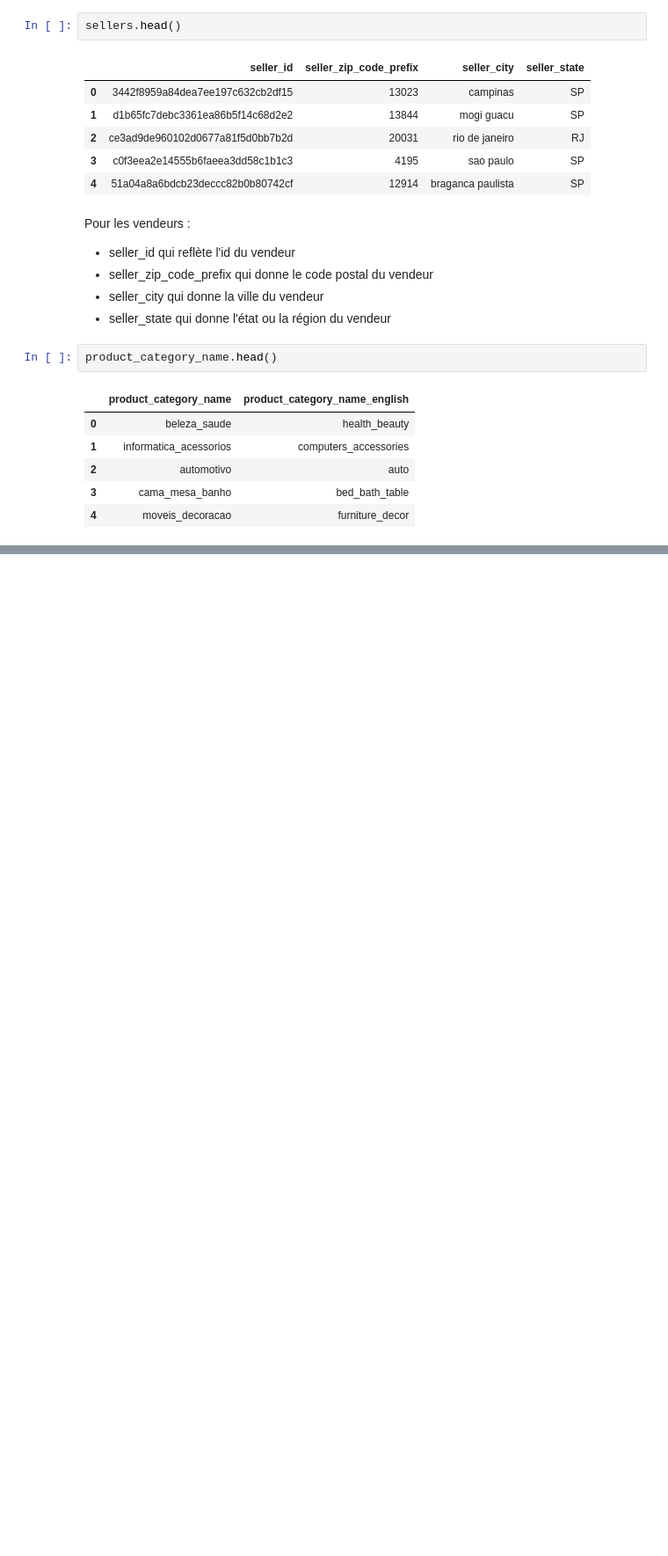
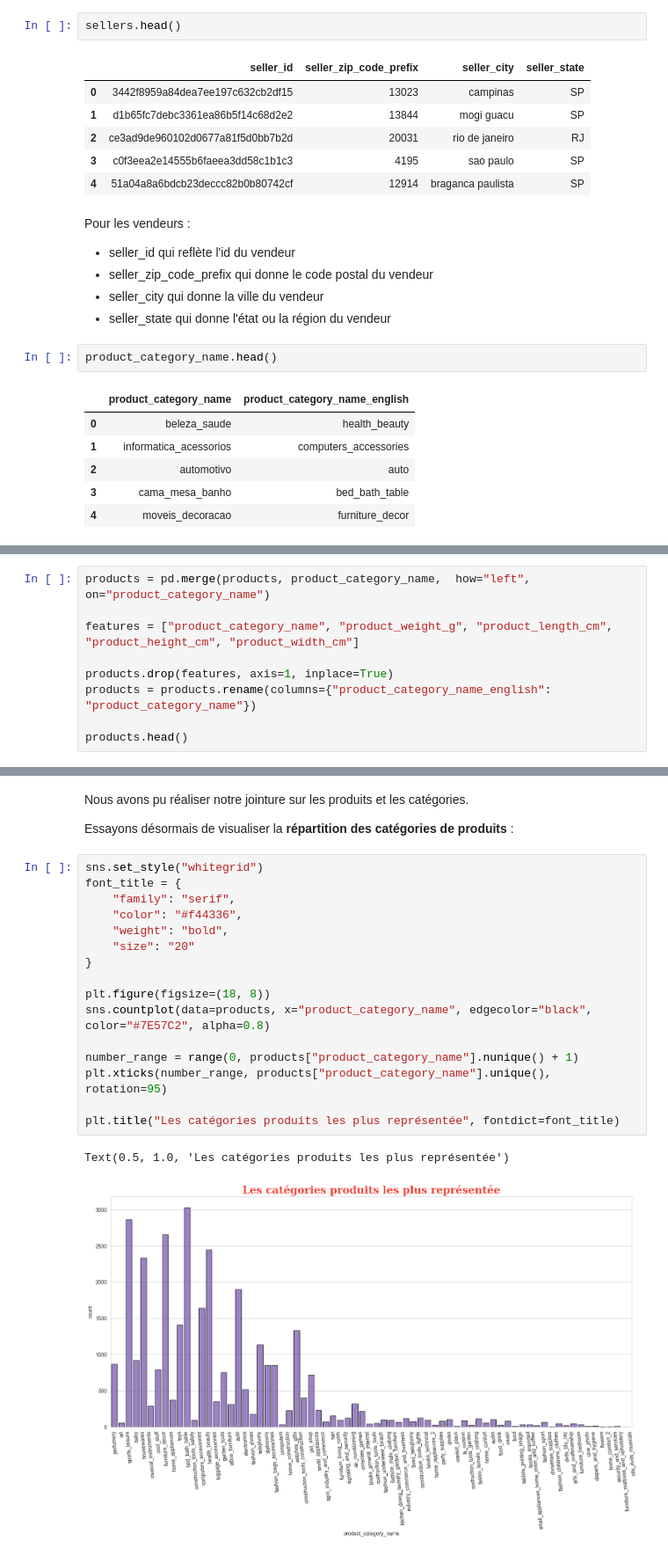
Before and after one commit to laildfz/P4_machine_learning, a Jupyter notebook: desfossez_rayan_notebook_clean_112022.ipynb, the cells around one changed output, grey strips where cells are left out. Shown: that part at 88% size. Cells and saved outputs as stored; diff of their text form; blank space fills up the shorter version.

```diff
--- a/desfossez_rayan_notebook_clean_112022.ipynb
+++ b/desfossez_rayan_notebook_clean_112022.ipynb
@@ -206,0 +216,9 @@ Pour les catégories de produit :
+# %%
+products = pd.merge(products, product_category_name,  how="left", on="product_category_name")
+
+features = ["product_category_name", "product_weight_g", "product_length_cm", "product_height_cm", "product_width_cm"]
+
+products.drop(features, axis=1, inplace=True)
+products = products.rename(columns={"product_category_name_english": "product_category_name"})
+
+products.head()
@@ -206,0 +232,23 @@ Pour les catégories de produit :
+# %% [markdown]
+Nous avons pu réaliser notre jointure sur les produits et les catégories.
+
+Essayons désormais de visualiser la **répartition des catégories de produits** :
+# %%
+sns.set_style("whitegrid")
+font_title = {
+    "family": "serif",
+    "color": "#f44336",
+    "weight": "bold",
+    "size": "20"
+}
+
+plt.figure(figsize=(18, 8))
+sns.countplot(data=products, x="product_category_name", edgecolor="black", color="#7E57C2", alpha=0.8)
+
+number_range = range(0, products["product_category_name"].nunique() + 1)
+plt.xticks(number_range, products["product_category_name"].unique(), rotation=95)
+
+plt.title("Les catégories produits les plus représentée", fontdict=font_title)
+# %% [output]
+Text(0.5, 1.0, 'Les catégories produits les plus représentée')
+[figure, added]
```
Also changed, not shown: parts of 11 cells of this notebook.
